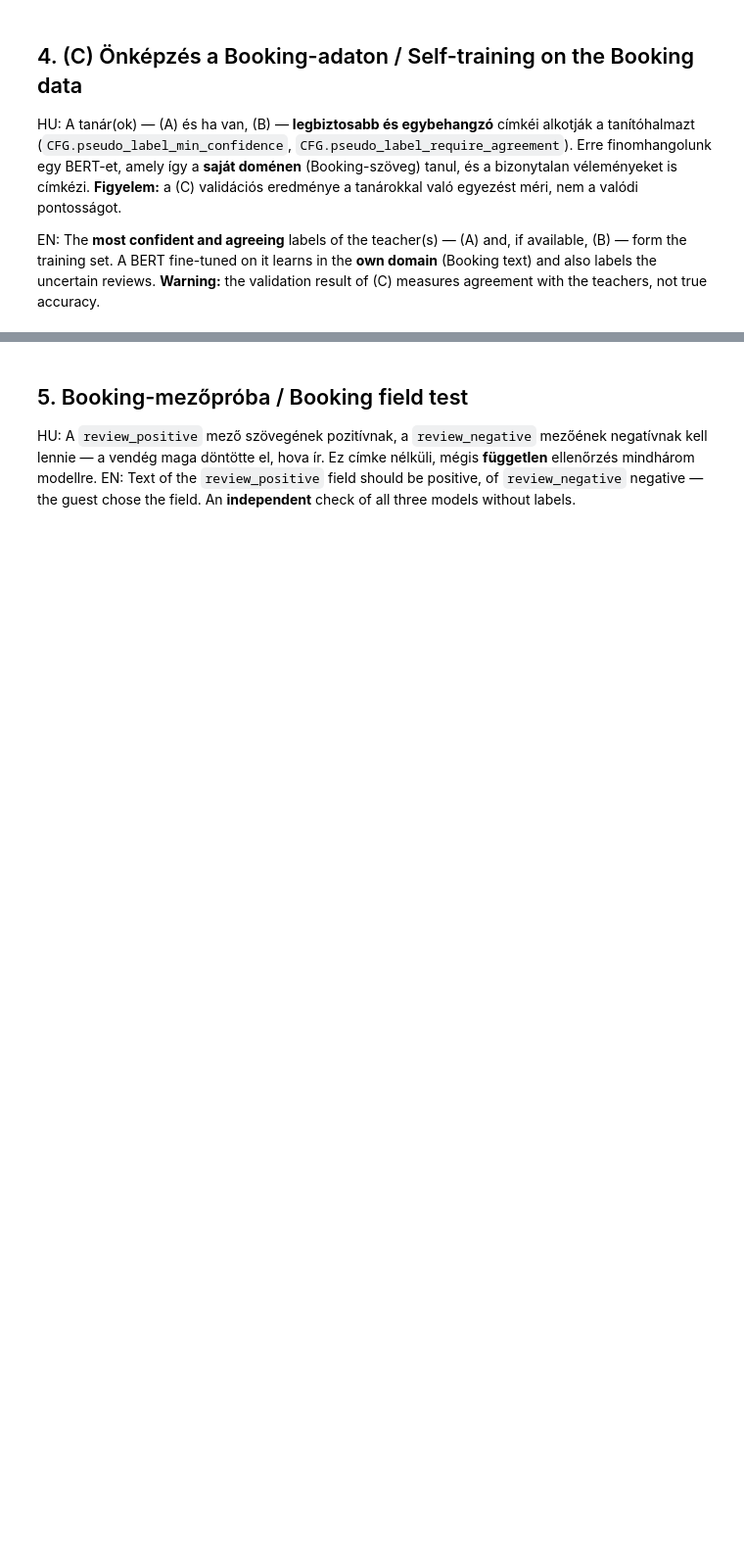
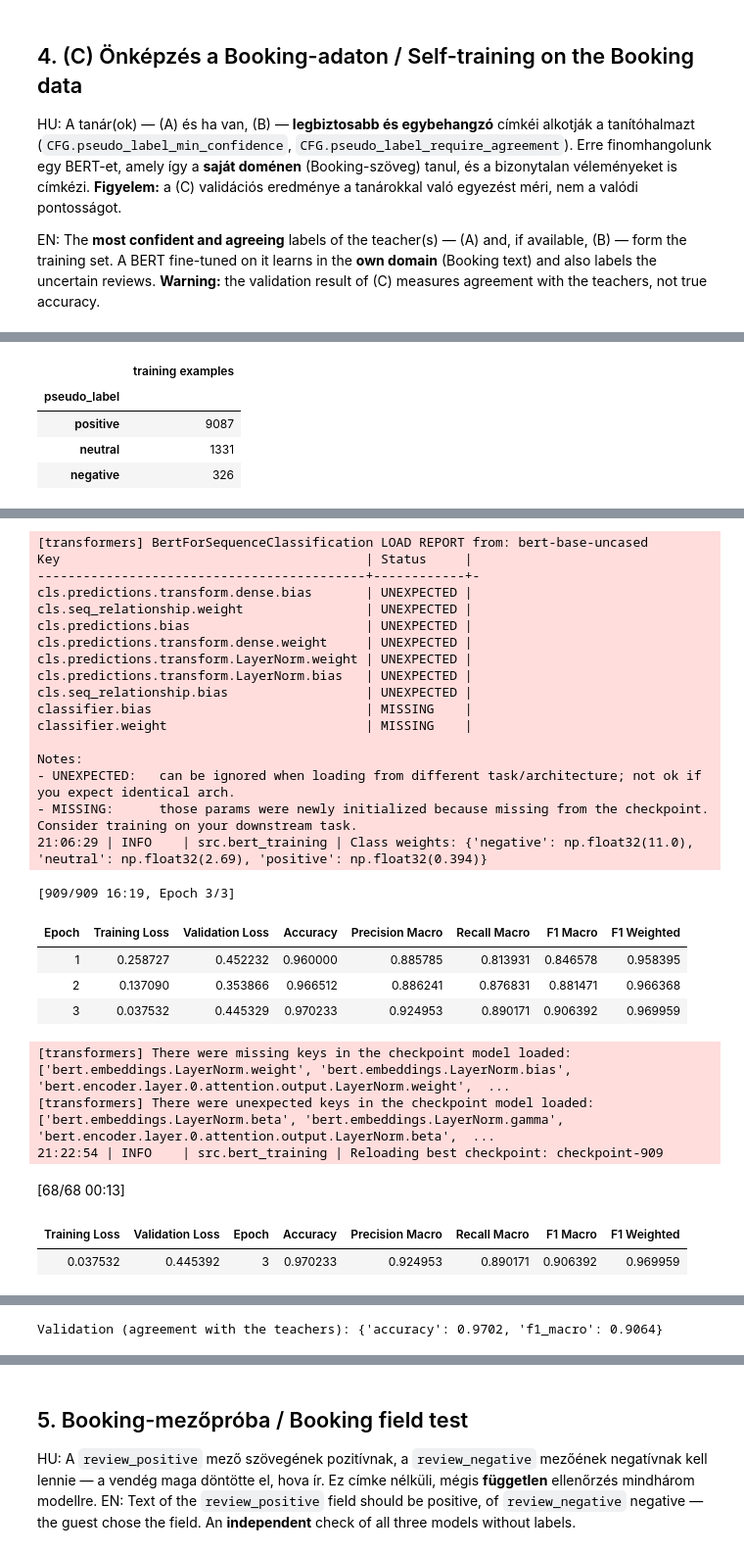
Before and after one commit to sesztaklorant/thesis, a Jupyter notebook: notebooks/02_bert_labelling.ipynb, the cells around one changed output, grey strips where cells are left out. Shown at 98% size. Cells and saved outputs as stored; diff of their text form; code cells hidden in the pictures; blank space fills up the shorter version.

Commit message:
2nd complete saved with outputs

```diff
--- a/notebooks/02_bert_labelling.ipynb
+++ b/notebooks/02_bert_labelling.ipynb
@@ -335,6 +441,16 @@ print("Validation (agreement with the teachers):", {k: round(v, 4) for k, v in r
 # %%
-scorer_c = bl.TransformerScorer(str(PATHS.models / "approach_c_self_training"))
-labels_c = bl.label_approach_c(working, scorer=scorer_c)
-bl.save_labels(labels_c, "labels_C")
-display(labels_c["C_label"].value_counts(normalize=True).round(3).to_frame("share"))
-print(f"Reviews (C) was trained on (excluded from comparisons): {labels_c['C_in_training'].mean():.1%}")
+# HU: TANÁROK a (C)-hez. Az (A) "semleges" fogalma más (tweet: nincs vélemény), ezért ha a
+#     (B) elérhető, csak ő a tanár — különben az egyetértési feltétel a semleges osztályt
+#     szinte teljesen kiszűrné.
+# EN: TEACHERS for (C). The "neutral" concept of (A) differs (tweet: no opinion), so if (B)
+#     is available it is the only teacher — otherwise the agreement condition would filter
+#     out the neutral class almost entirely.
+TEACHERS = ("B",) if HRAST_AVAILABLE else ("A",)
+teachers = labels_a.join(labels_b, how="inner") if HRAST_AVAILABLE else labels_a
+pseudo = bl.select_pseudo_labels(teachers, teachers=TEACHERS)
+display(pseudo["pseudo_label"].value_counts().to_frame("training examples"))
+
+result_c = bt.train_approach_c(working, pseudo)
+print("Validation (agreement with the teachers):", {k: round(v, 4) for k, v in result_c["val_metrics"].items()
+                                                    if k in ("accuracy", "f1_macro")})
+# %% [output]
@@ -340,0 +460,5 @@ print(f"Reviews (C) was trained on (excluded from comparisons): {labels_c['C_in_
+|  | training examples |
+| pseudo_label |  |
+| positive | 9087 |
+| neutral | 1331 |
+| negative | 326 |
@@ -340,0 +475,28 @@ print(f"Reviews (C) was trained on (excluded from comparisons): {labels_c['C_in_
+[transformers] BertForSequenceClassification LOAD REPORT from: bert-base-uncased
+Key                                        | Status     |
+-------------------------------------------+------------+-
+cls.predictions.transform.dense.bias       | UNEXPECTED |
+cls.seq_relationship.weight                | UNEXPECTED |
+cls.predictions.bias                       | UNEXPECTED |
+cls.predictions.transform.dense.weight     | UNEXPECTED |
+cls.predictions.transform.LayerNorm.weight | UNEXPECTED |
+cls.predictions.transform.LayerNorm.bias   | UNEXPECTED |
+cls.seq_relationship.bias                  | UNEXPECTED |
+classifier.bias                            | MISSING    |
+classifier.weight                          | MISSING    |
+
+Notes:
+- UNEXPECTED:   can be ignored when loading from different task/architecture; not ok if you expect identical arch.
+- MISSING:      those params were newly initialized because missing from the checkpoint. Consider training on your downstream task.
+21:06:29 | INFO    | src.bert_training | Class weights: {'negative': np.float32(11.0), 'neutral': np.float32(2.69), 'positive': np.float32(0.394)}
+[909/909 16:19, Epoch 3/3]
+| Epoch | Training Loss | Validation Loss | Accuracy | Precision Macro | Recall Macro | F1 Macro | F1 Weighted |
+| 1 | 0.258727 | 0.452232 | 0.960000 | 0.885785 | 0.813931 | 0.846578 | 0.958395 |
+| 2 | 0.137090 | 0.353866 | 0.966512 | 0.886241 | 0.876831 | 0.881471 | 0.966368 |
+| 3 | 0.037532 | 0.445329 | 0.970233 | 0.924953 | 0.890171 | 0.906392 | 0.969959 |
+[transformers] There were missing keys in the checkpoint model loaded: ['bert.embeddings.LayerNorm.weight', 'bert.embeddings.LayerNorm.bias', 'bert.encoder.layer.0.attention.output.LayerNorm.weight',  ...
+[transformers] There were unexpected keys in the checkpoint model loaded: ['bert.embeddings.LayerNorm.beta', 'bert.embeddings.LayerNorm.gamma', 'bert.encoder.layer.0.attention.output.LayerNorm.beta',  ...
+21:22:54 | INFO    | src.bert_training | Reloading best checkpoint: checkpoint-909
+[68/68 00:13]
+| Training Loss | Validation Loss | Epoch | Accuracy | Precision Macro | Recall Macro | F1 Macro | F1 Weighted |
+| 0.037532 | 0.445392 | 3 | 0.970233 | 0.924953 | 0.890171 | 0.906392 | 0.969959 |
@@ -340,0 +504 @@ print(f"Reviews (C) was trained on (excluded from comparisons): {labels_c['C_in_
+Validation (agreement with the teachers): {'accuracy': 0.9702, 'f1_macro': 0.9064}
```
Also changed, not shown: parts of 9 cells of this notebook.
